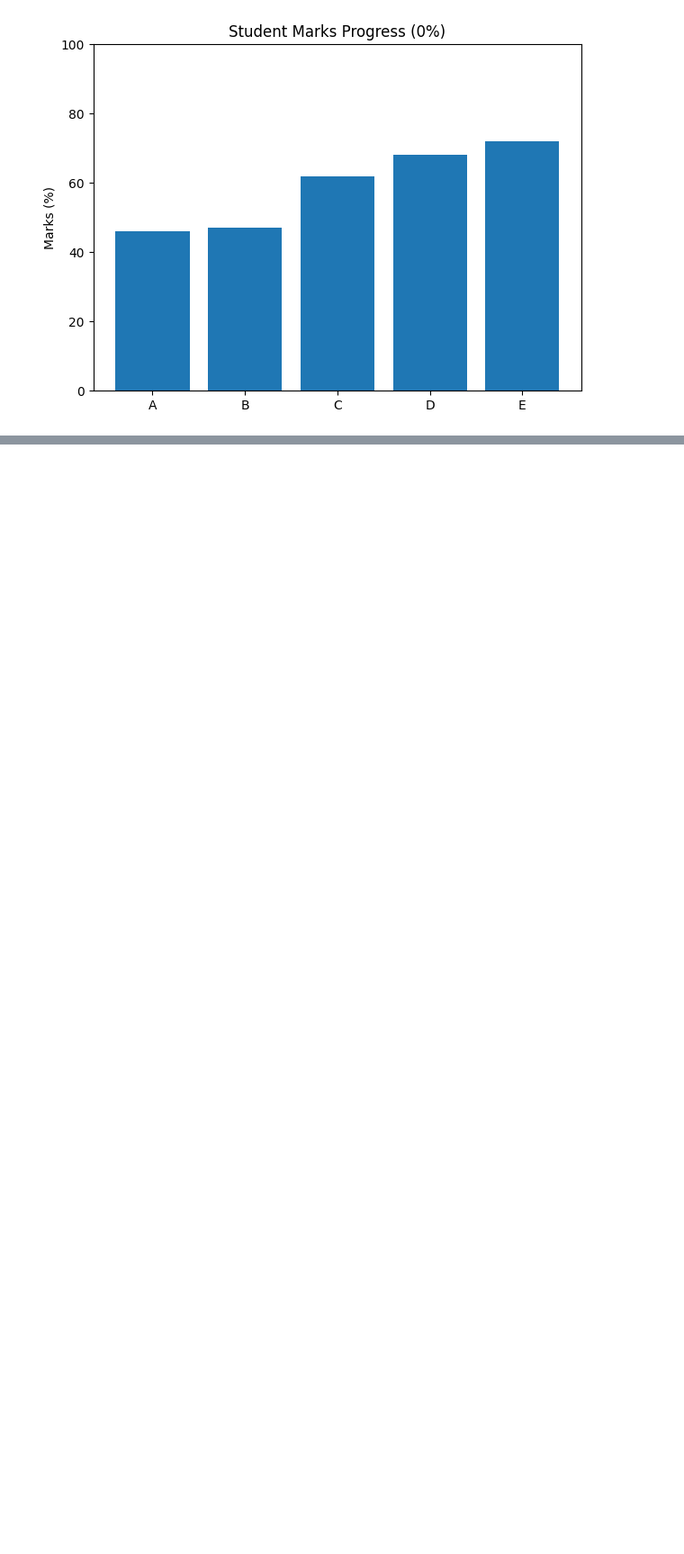
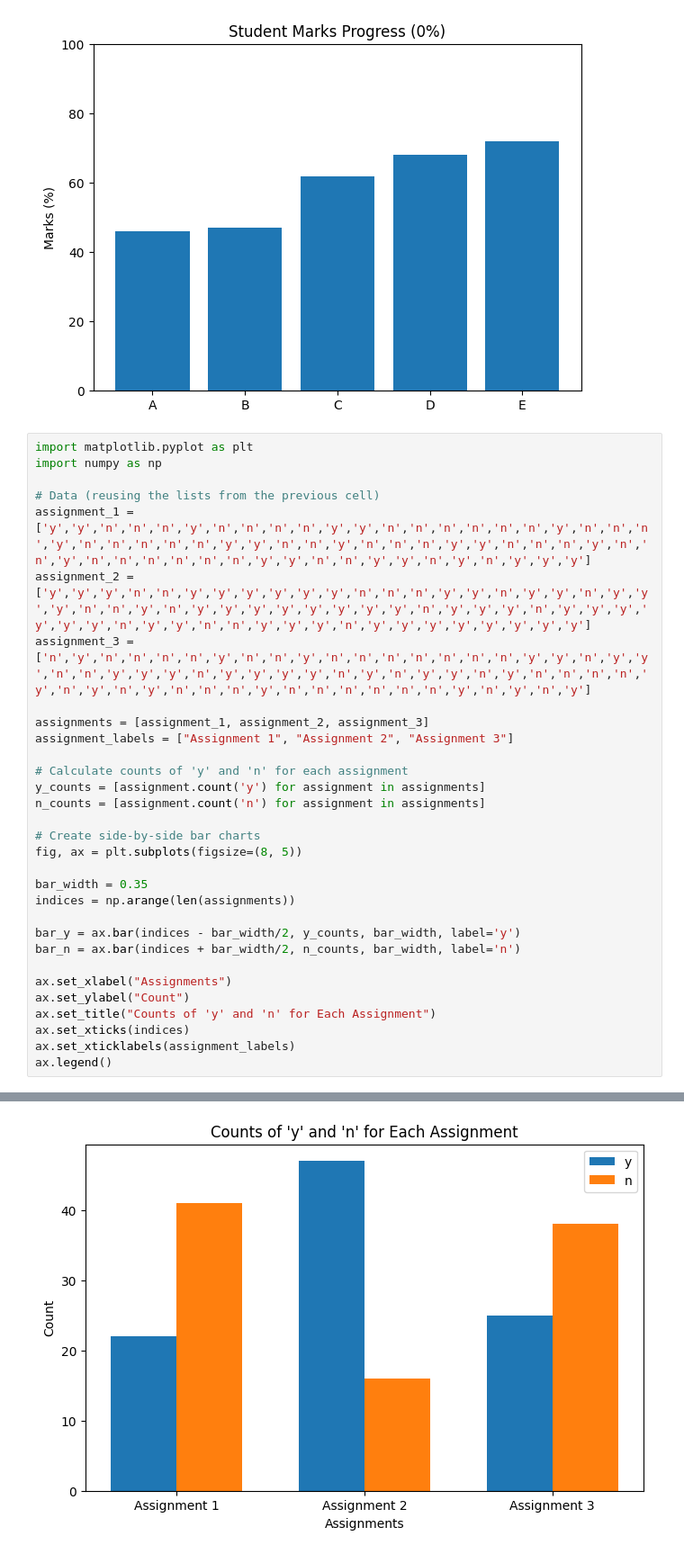
Before and after one commit to Poojaarumugavelan-cloud23/DataCamp, a Jupyter notebook: Untitled3.ipynb, the cells around one changed output, grey strips where cells are left out. Shown: that part at 90% size. Saved outputs shown, nothing was run; the diff lists cells and outputs as text; blank space fills up the shorter version.

```diff
--- a/Untitled3.ipynb
+++ b/Untitled3.ipynb
@@ -48,3 +48,35 @@ Image(filename="student_marks.gif")
 ✅ GIF saved as student_marks.gif
 [figure]
 [figure]
+# %%
+import matplotlib.pyplot as plt
+import numpy as np
+
+# Data (reusing the lists from the previous cell)
+assignment_1 = ['y','y','n','n','n','y','n','n','n','n','y','y','n','n','n','n','n','n','y','n','n','n','y','n','n','n','n','n','y','y','n','n','y','n','n','n','y','y','n','n','n','y','n','n','y','n','n','n','n','n','n','y','y','n','n','y','y','n','y','n','y','y','y']
+assignment_2 = ['y','y','y','n','n','y','y','y','y','y','y','n','n','n','y','y','n','y','y','n','y','y','y','n','n','y','n','y','y','y','y','y','y','y','y','n','y','y','y','n','y','y','y','y','y','y','n','y','y','n','n','y','y','y','n','y','y','y','y','y','y','y','y']
+assignment_3 = ['n','y','n','n','n','n','y','n','n','y','n','n','n','n','n','n','n','y','y','n','y','y','n','n','y','y','y','n','y','y','y','y','n','y','n','y','y','n','y','n','n','n','n','y','n','y','n','y','n','n','n','y','n','n','n','n','n','n','y','n','y','n','y']
+
+assignments = [assignment_1, assignment_2, assignment_3]
+assignment_labels = ["Assignment 1", "Assignment 2", "Assignment 3"]
+
+# Calculate counts of 'y' and 'n' for each assignment
+y_counts = [assignment.count('y') for assignment in assignments]
+n_counts = [assignment.count('n') for assignment in assignments]
+
+# Create side-by-side bar charts
+fig, ax = plt.subplots(figsize=(8, 5))
+
+bar_width = 0.35
+indices = np.arange(len(assignments))
+
+bar_y = ax.bar(indices - bar_width/2, y_counts, bar_width, label='y')
+bar_n = ax.bar(indices + bar_width/2, n_counts, bar_width, label='n')
+
+ax.set_xlabel("Assignments")
+ax.set_ylabel("Count")
+ax.set_title("Counts of 'y' and 'n' for Each Assignment")
+ax.set_xticks(indices)
+ax.set_xticklabels(assignment_labels)
+ax.legend()
+# %% [output]
@@ -50,0 +84 @@ Image(filename="student_marks.gif")
+[figure, added]
```
Also changed, not shown: parts of 2 cells of this notebook.
